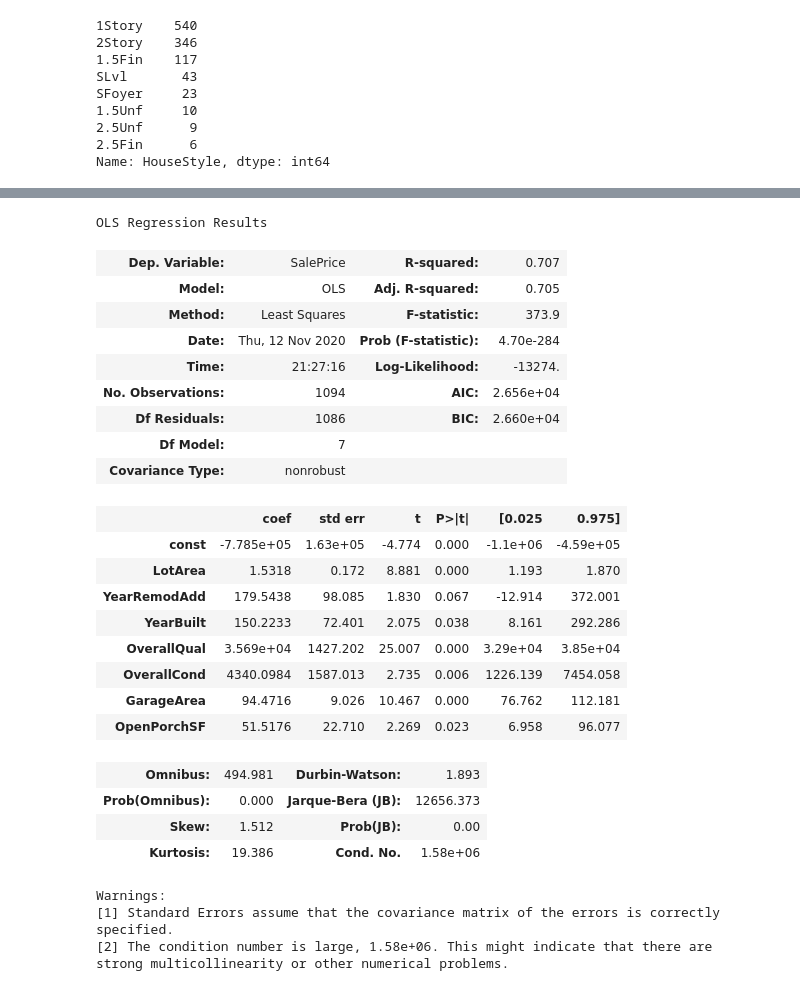
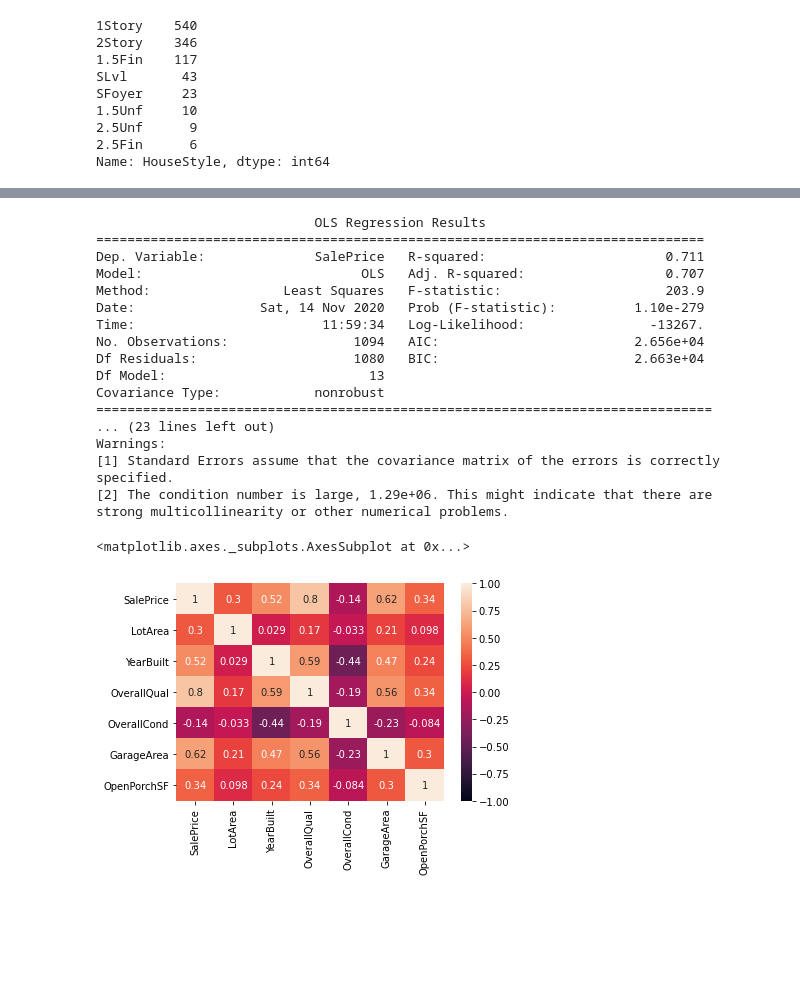
Before and after one commit to Shinan-tech/data-pt-ber-08-20, a Jupyter notebook: Projects/module-2_projects/01_statistical-analysis-project/your-code/Project 2 Train_Analysis.ipynb, the cells around one changed output, grey strips where cells are left out. Drawn from its saved outputs; the diff is of its cells as text; code cells hidden in the pictures; blank space fills up the shorter version.

```diff
--- a/Projects/module-2_projects/01_statistical-analysis-project/your-code/Project 2 Train_Analysis.ipynb
+++ b/Projects/module-2_projects/01_statistical-analysis-project/your-code/Project 2 Train_Analysis.ipynb
@@ -155,35 +213,26 @@ strong multicollinearity or other numerical problems.
 # %%
 Y = train2["SalePrice"]
-X = train2[["LotArea", 'YearRemodAdd', 'YearBuilt','OverallQual', 'OverallCond', 'GarageArea', 'OpenPorchSF']]
-X = sm.add_constant(X)
-model = sm.OLS(Y, X)
+X = train2[["LotArea", 'YearBuilt','OverallQual', 'OverallCond', 'GarageArea', 'OpenPorchSF']]
+X1 = pd.concat([X, housestyle], axis=1)
+X1 = sm.add_constant(X1)
+model = sm.OLS(Y, X1)
 results = model.fit()
-results.summary()
+print(results.summary())
 # %% [output]
-OLS Regression Results
+                            OLS Regression Results
+==============================================================================
+Dep. Variable:              SalePrice   R-squared:                       0.711
+Model:                            OLS   Adj. R-squared:                  0.707
+Method:                 Least Squares   F-statistic:                     203.9
+Date:                Sat, 14 Nov 2020   Prob (F-statistic):          1.10e-279
+Time:                        11:59:34   Log-Likelihood:                -13267.
+No. Observations:                1094   AIC:                         2.656e+04
+Df Residuals:                    1080   BIC:                         2.663e+04
+Df Model:                          13
+Covariance Type:            nonrobust
+===============================================================================
+... (23 lines left out)
+Warnings:
+[1] Standard Errors assume that the covariance matrix of the errors is correctly specified.
+[2] The condition number is large, 1.29e+06. This might indicate that there are
+strong multicollinearity or other numerical problems.
-| Dep. Variable: | SalePrice | R-squared: | 0.707 |
-| Model: | OLS | Adj. R-squared: | 0.705 |
-| Method: | Least Squares | F-statistic: | 373.9 |
-| Date: | Thu, 12 Nov 2020 | Prob (F-statistic): | 4.70e-284 |
-| Time: | 21:27:16 | Log-Likelihood: | -13274. |
-| No. Observations: | 1094 | AIC: | 2.656e+04 |
-| Df Residuals: | 1086 | BIC: | 2.660e+04 |
-| Df Model: | 7 |  |  |
-| Covariance Type: | nonrobust |  |  |
-|  | coef | std err | t | P>|t| | [0.025 | 0.975] |
-| const | -7.785e+05 | 1.63e+05 | -4.774 | 0.000 | -1.1e+06 | -4.59e+05 |
-| LotArea | 1.5318 | 0.172 | 8.881 | 0.000 | 1.193 | 1.870 |
-| YearRemodAdd | 179.5438 | 98.085 | 1.830 | 0.067 | -12.914 | 372.001 |
-| YearBuilt | 150.2233 | 72.401 | 2.075 | 0.038 | 8.161 | 292.286 |
-| OverallQual | 3.569e+04 | 1427.202 | 25.007 | 0.000 | 3.29e+04 | 3.85e+04 |
-| OverallCond | 4340.0984 | 1587.013 | 2.735 | 0.006 | 1226.139 | 7454.058 |
-| GarageArea | 94.4716 | 9.026 | 10.467 | 0.000 | 76.762 | 112.181 |
-| OpenPorchSF | 51.5176 | 22.710 | 2.269 | 0.023 | 6.958 | 96.077 |
-| Omnibus: | 494.981 | Durbin-Watson: | 1.893 |
-| Prob(Omnibus): | 0.000 | Jarque-Bera (JB): | 12656.373 |
-| Skew: | 1.512 | Prob(JB): | 0.00 |
-| Kurtosis: | 19.386 | Cond. No. | 1.58e+06 |
-Warnings:
-[1] Standard Errors assume that the covariance matrix of the errors is correctly specified.
-[2] The condition number is large, 1.58e+06. This might indicate that there are
-strong multicollinearity or other numerical problems.
@@ -189,0 +259,5 @@ strong multicollinearity or other numerical problems.
+# %%
+sns.heatmap(train2[["SalePrice","LotArea", 'YearBuilt','OverallQual', 'OverallCond', 'GarageArea', 'OpenPorchSF']].corr(), vmin=-1, vmax=1, annot= True)
+# %% [output]
+<matplotlib.axes._subplots.AxesSubplot at 0x...>
+[figure, added]
```
Also changed, not shown: parts of 6 cells of this notebook, 1 other file.
